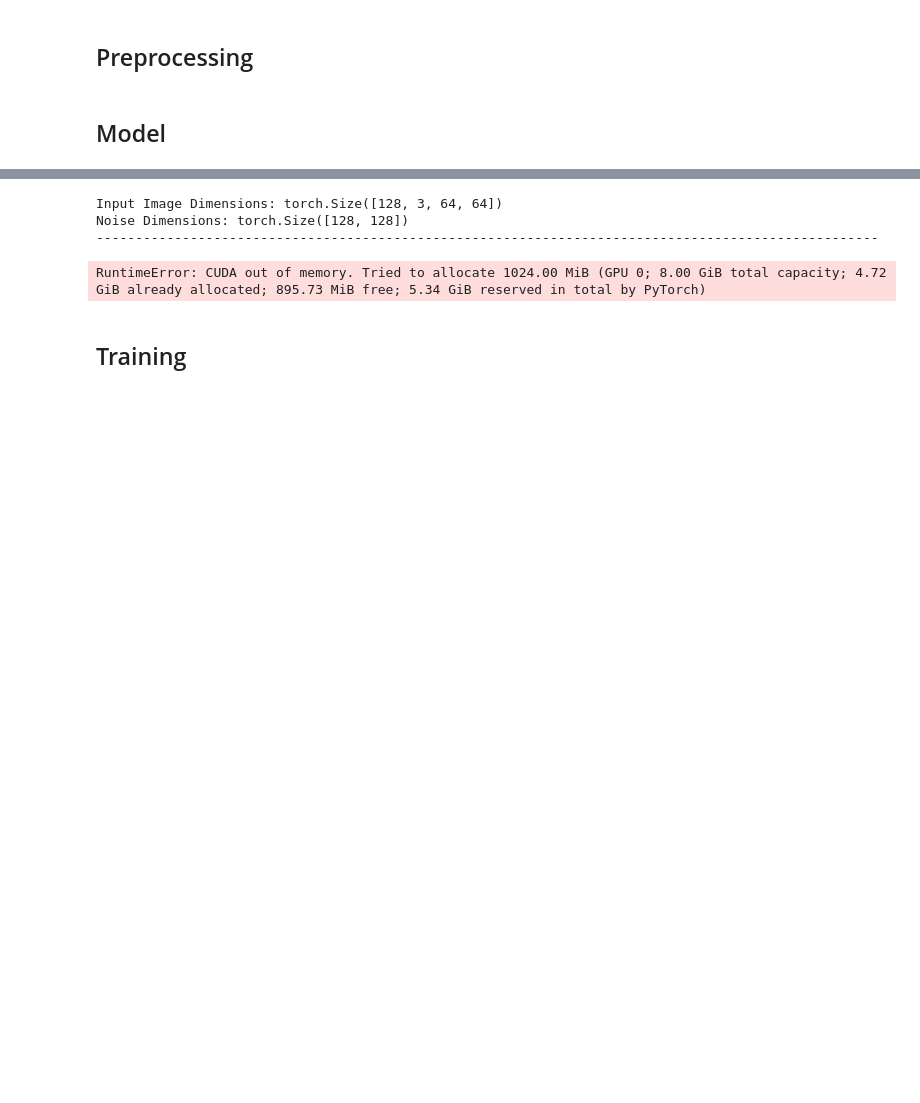
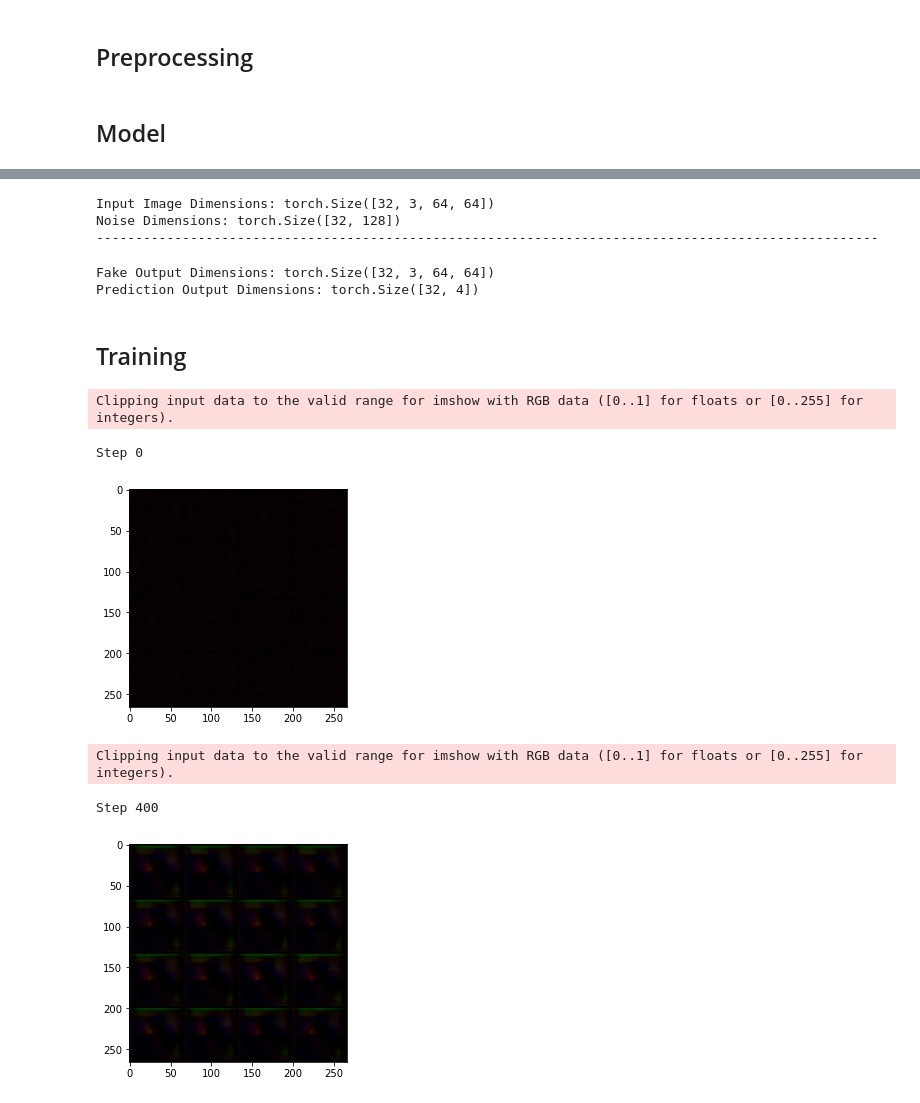
Before and after one commit to UdbhavPrasad072300/GANs-Implementations, a Jupyter notebook: notebooks/StyleGAN - CelebA.ipynb, the cells around one changed output, grey strips where cells are left out. Saved outputs shown, nothing was run; the diff lists cells and outputs as text; code cells hidden in the pictures; blank space fills up the shorter version.

Commit message:
StyleGAN training working

```diff
--- a/notebooks/StyleGAN - CelebA.ipynb
+++ b/notebooks/StyleGAN - CelebA.ipynb
@@ -21,8 +21,8 @@ cuda
 torch.manual_seed(0)
 np.random.seed(0)
 # %%
-BATCH_SIZE = 128
-LR = 5e-5
+BATCH_SIZE = 32
+LR = 1e-5
 NUM_EPOCHES = 100
 CRIT_REPEATS = 5
 # %% [markdown]
@@ -97,10 +97,11 @@ for index, (real, _) in enumerate(dataloader):
     print("Prediction Output Dimensions: {}".format(pred.size()))
     break
 # %% [output]
-Input Image Dimensions: torch.Size([128, 3, 64, 64])
-Noise Dimensions: torch.Size([128, 128])
+Input Image Dimensions: torch.Size([32, 3, 64, 64])
+Noise Dimensions: torch.Size([32, 128])
 ----------------------------------------------------------------------------------------------------
-RuntimeError: CUDA out of memory. Tried to allocate 1024.00 MiB (GPU 0; 8.00 GiB total capacity; 4.72 GiB already allocated; 895.73 MiB free; 5.34 GiB reserved in total by PyTorch)
+Fake Output Dimensions: torch.Size([32, 3, 64, 64])
+Prediction Output Dimensions: torch.Size([32, 4])
 # %% [markdown]
 ## Training
 # %%
@@ -114,44 +115,54 @@ d_optimizer = torch.optim.Adam(d.parameters(), lr=LR, betas=(0.5, 0.999))
 from utils.train import Wasserstein_Crit_Train
 
 loss_hist = {}
 loss_hist["generator loss"] = []
 loss_hist["discriminator loss"] = []
 
 for epoch in range(1, NUM_EPOCHES+1):
 
     epoch_d_loss = 0
     epoch_g_loss = 0
 
     for index, (real, _) in enumerate(dataloader):
         b = real.size(0)
-        real = real.to(device)
+        real = real.to(DEVICE)
 
-        loss = Wasserstein_Crit_Train(d, g, d_optimizer, w_crit_loss, CRIT_REPEATS, real, latent_dim, device=device)
+        loss = Wasserstein_Crit_Train(d, g, d_optimizer, w_crit_loss, CRIT_REPEATS, real, z_dim, device=DEVICE)
         epoch_d_loss += loss
 
         g_optimizer.zero_grad()
-        noise = torch.randn(b, latent_dim).to(DEVICE)
+        noise = torch.randn(b, z_dim).to(DEVICE)
         fake = g(noise)
         pred = d(fake)
 
         g_loss = w_gen_loss(pred)
         g_loss.backward()
         epoch_g_loss += g_loss.item()
         g_optimizer.step()
 
-    epoch_g_loss /= len(trainloader)
-    epoch_d_loss /= len(trainloader)
+        if index%400 == 0:
+            g.eval()
+            print("Step {}".format(index))
+            noise = torch.randn(b, z_dim).to(DEVICE)
+            fake = g(noise)
+
+            images = fake.detach().to("cpu")
+            images_grid = make_grid(images[:16], nrow=4)
+            g.train()
+            plt.imshow(images_grid.permute(1, 2, 0).squeeze())
+            plt.show()
+
+    epoch_g_loss /= len(dataloader)
+    epoch_d_loss /= len(dataloader)
 
     loss_hist["generator loss"].append(epoch_g_loss)
     loss_hist["discriminator loss"].append(epoch_d_loss)
 
     print("Epoch {}: Generator Loss: {}; Discriminator Loss: {}".format(epoch, epoch_g_loss, epoch_d_loss))
-
-    if epoch%1==0:
-        noise = torch.randn(b, latent_dim).to(device)
-        fake = g(noise)
-
-        images = fake.detach().to("cpu")
-        images_grid = make_grid(images[:9], nrow=3)
-        plt.imshow(images_grid.permute(1, 2, 0).squeeze())
-        plt.show()
+# %% [output]
+Clipping input data to the valid range for imshow with RGB data ([0..1] for floats or [0..255] for integers).
+Step 0
+[figure, added]
+Clipping input data to the valid range for imshow with RGB data ([0..1] for floats or [0..255] for integers).
+Step 400
+[figure, added]
```
Also changed, not shown: parts of 1 cell of this notebook, 1 other file.
